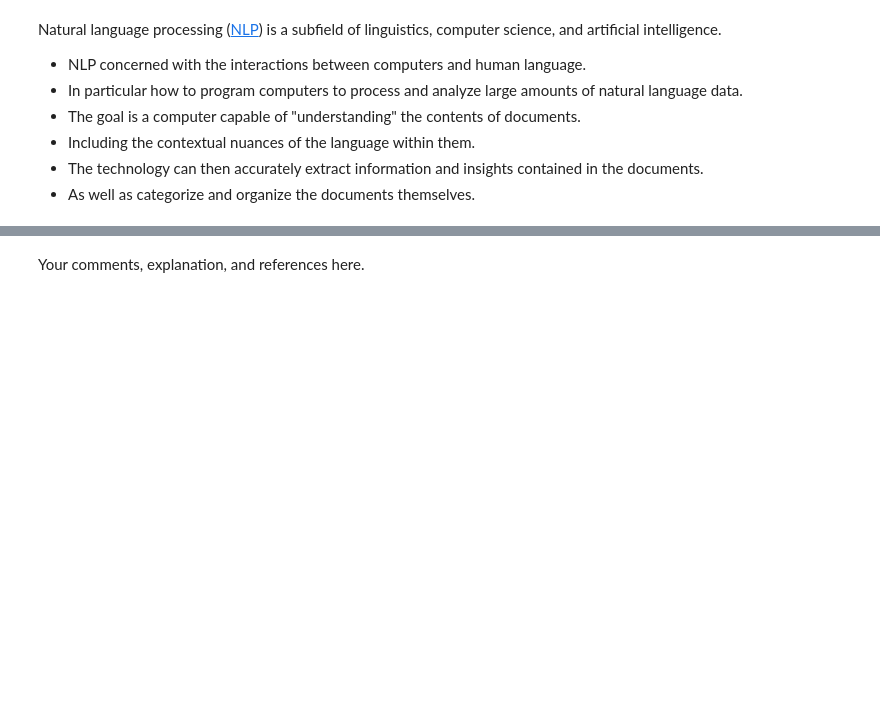
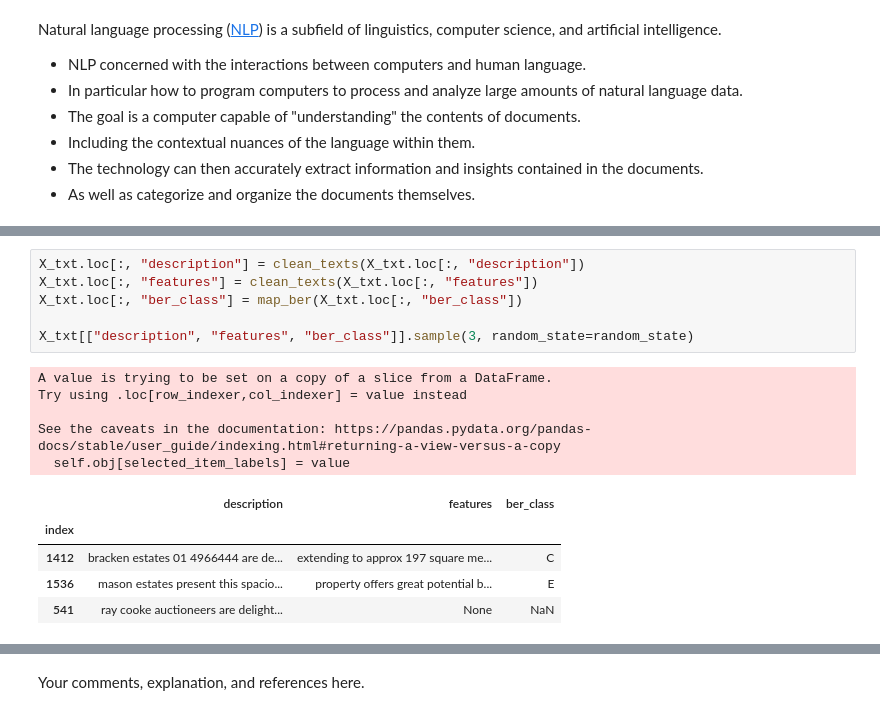
Before and after one commit to ET5003-Group1/ET5003, a Jupyter notebook: Week-5/ET5003_KaggleCompetition.ipynb, the cells around one changed output, grey strips where cells are left out. Cells and saved outputs as stored; diff of their text form; blank space fills up the shorter version.

```diff
--- a/Week-5/ET5003_KaggleCompetition.ipynb
+++ b/Week-5/ET5003_KaggleCompetition.ipynb
@@ -335,0 +390,17 @@ Natural language processing ([NLP](https://en.wikipedia.org/wiki/Natural_languag
+# %%
+X_txt.loc[:, "description"] = clean_texts(X_txt.loc[:, "description"])
+X_txt.loc[:, "features"] = clean_texts(X_txt.loc[:, "features"])
+X_txt.loc[:, "ber_class"] = map_ber(X_txt.loc[:, "ber_class"])
+
+X_txt[["description", "features", "ber_class"]].sample(3, random_state=random_state)
+# %% [output]
+A value is trying to be set on a copy of a slice from a DataFrame.
+Try using .loc[row_indexer,col_indexer] = value instead
+
+See the caveats in the documentation: https://pandas.pydata.org/pandas-docs/stable/user_guide/indexing.html#returning-a-view-versus-a-copy
+  self.obj[selected_item_labels] = value
+|  | description | features | ber_class |
+| index |  |  |  |
+| 1412 | bracken estates 01 4966444 are de... | extending to approx 197 square me... | C |
+| 1536 | mason estates present this spacio... | property offers great potential b... | E |
+| 541 | ray cooke auctioneers are delight... | None | NaN |
```
Also changed, not shown: parts of 19 cells of this notebook.
